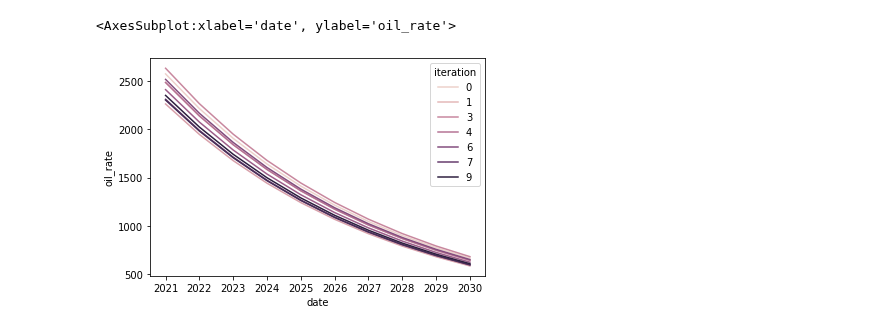
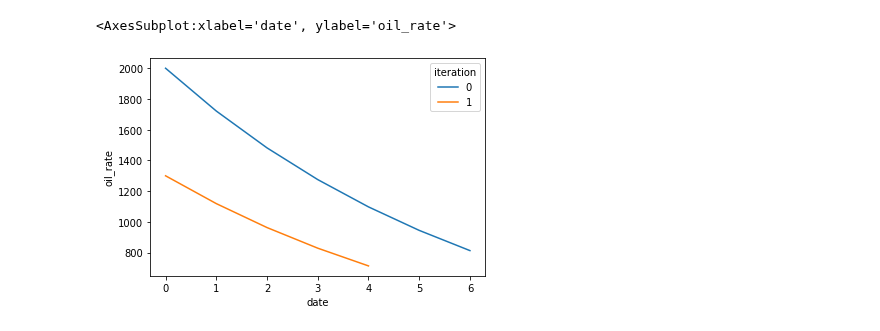
Before and after one commit to scuervo91/dcapy, a Jupyter notebook: examples/2-schedules/4-DCACashFlow_int.ipynb, the cells around one changed output. Cells and saved outputs as stored; diff of their text form; code cells hidden in the pictures.

```diff
--- a/examples/2-schedules/4-DCACashFlow_int.ipynb
+++ b/examples/2-schedules/4-DCACashFlow_int.ipynb
@@ -31,7 +31,7 @@ cashflow_params = [
             },
             {
                 'name':'capex',
-                'array_values':{'date':['2021-01-01'],'value':[-70000]},
+                'array_values':{'date':[1],'value':[-70000]},
                 'target':'capex'
             }
     ]
@@ -39,18 +39,18 @@ cashflow_params = [
 p1_dict = {
     'name':'pdp',
     'dca': {
-        'ti':'2021-01-01',
+        'ti':0,
         'di':0.15,
         'freq_di':'A',
-        'qi':{'dist':'norm', 'kw':{'loc':2500,'scale':200}}, #[800,1000],
+        'qi':[2000,1300],#{'dist':'norm', 'kw':{'loc':2500,'scale':200}}, #[800,1000],
         'b':0,
         'fluid_rate':5000
     },
-    'start':'2021-01-01',
-    'end':'2030-01-01',
+    'start':0,
+    'end':20,
     'freq_input':'A',
     'freq_output':'A',
-    'rate_limit': 80,
+    'rate_limit': 700,
     'iter':10,
     'cashflow_params':cashflow_params
 }
@@ -83,8 +105,8 @@ fore1
 # %%
-sns.lineplot(data=fore1,  x=fore1.index.to_timestamp(), y='oil_rate', hue='iteration')
+sns.lineplot(data=fore1,  x=fore1.index, y='oil_rate', hue='iteration')
 # %% [output]
 <AxesSubplot:xlabel='date', ylabel='oil_rate'>
-[figure, old version]
+[figure, new version]
 # %%
 c1 = p1.generate_cashflow()
 # %%
```
Also changed, not shown: parts of 14 cells of this notebook, 3 other files.
